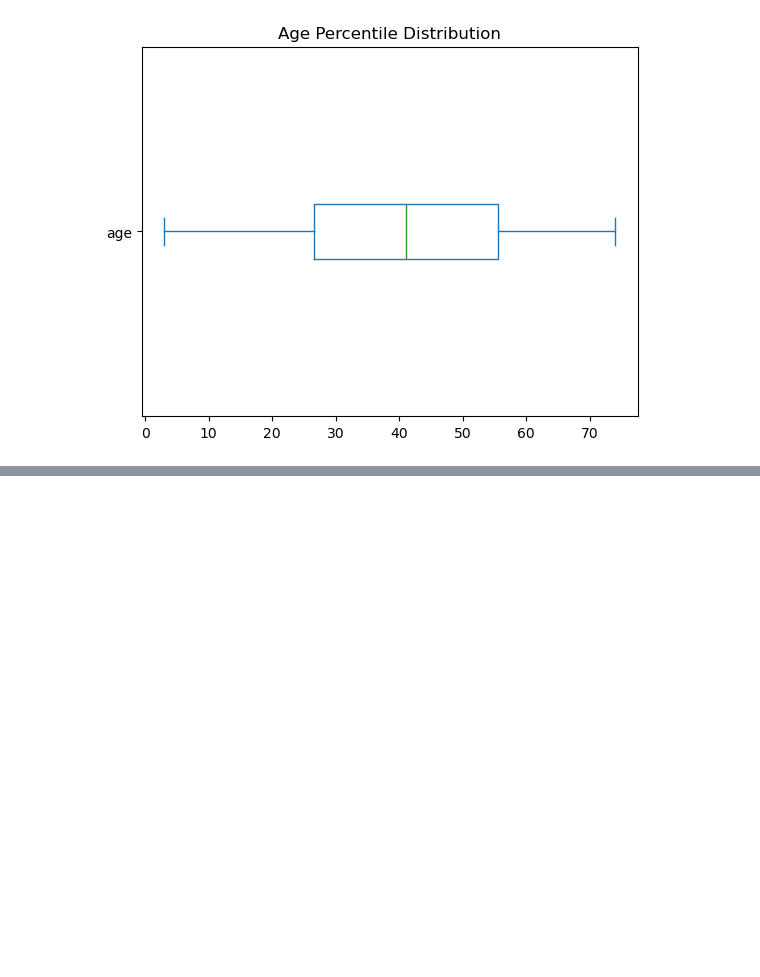
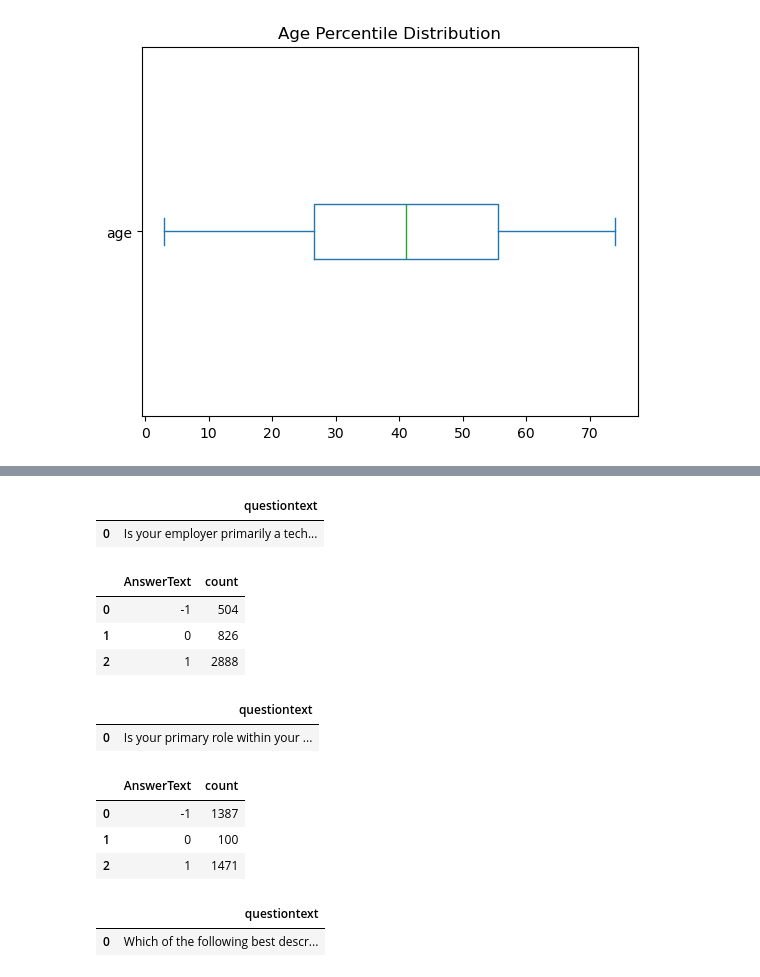
Before and after one commit to Djohnson1313/mental_health_sql, a Jupyter notebook: mental_health_analysis.ipynb, the cells around one changed output, grey strips where cells are left out. Drawn from its saved outputs; the diff is of its cells as text; code cells hidden in the pictures; blank space fills up the shorter version.

```diff
--- a/mental_health_analysis.ipynb
+++ b/mental_health_analysis.ipynb
@@ -324,0 +354,53 @@ plt.show();
+# %%
+pd.read_sql('''
+select questiontext
+from question as q
+where questionid = 9
+''',conn)
+# %% [output]
+|  | questiontext |
+| 0 | Is your employer primarily a tech... |
+# %%
+pd.read_sql('''
+select answertext, count(answertext) as count
+from answer as a
+where questionid = 9
+group by answertext
+''',conn)
+# %% [output]
+|  | AnswerText | count |
+| 0 | -1 | 504 |
+| 1 | 0 | 826 |
+| 2 | 1 | 2888 |
+# %%
+pd.read_sql('''
+select questiontext
+from question as q
+where questionid = 13
+''',conn)
+# %% [output]
+|  | questiontext |
+| 0 | Is your primary role within your ... |
+# %%
+pd.read_sql('''
+select answertext, count(answertext) as count
+from question as q
+left join answer as a
+ on q.questionid = a.questionid
+where q.questionid = 13
+group by answertext
+''',conn)
+# %% [output]
+|  | AnswerText | count |
+| 0 | -1 | 1387 |
+| 1 | 0 | 100 |
+| 2 | 1 | 1471 |
+# %%
+pd.read_sql('''
+select questiontext
+from question
+where questiontext = 'Which of the following best describes your work position?'
+''',conn)
+# %% [output]
+|  | questiontext |
+| 0 | Which of the following best descr... |
```
Also changed, not shown: parts of 5 cells of this notebook.
